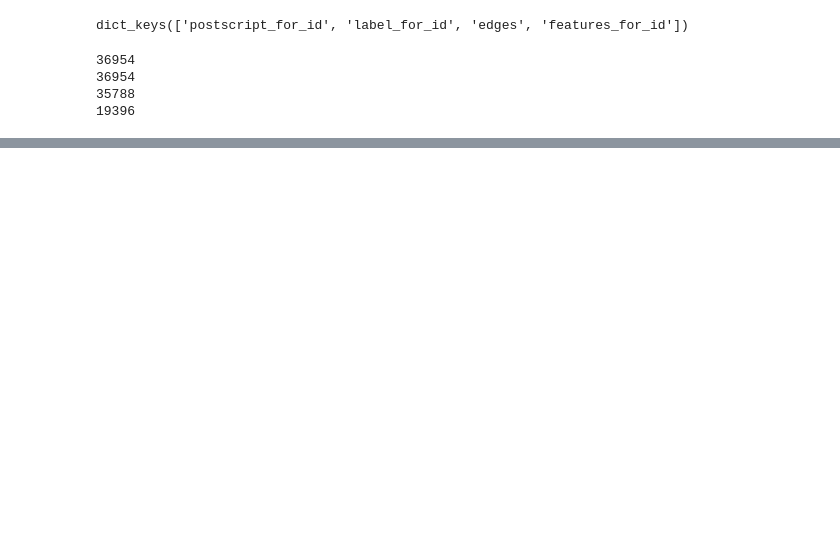
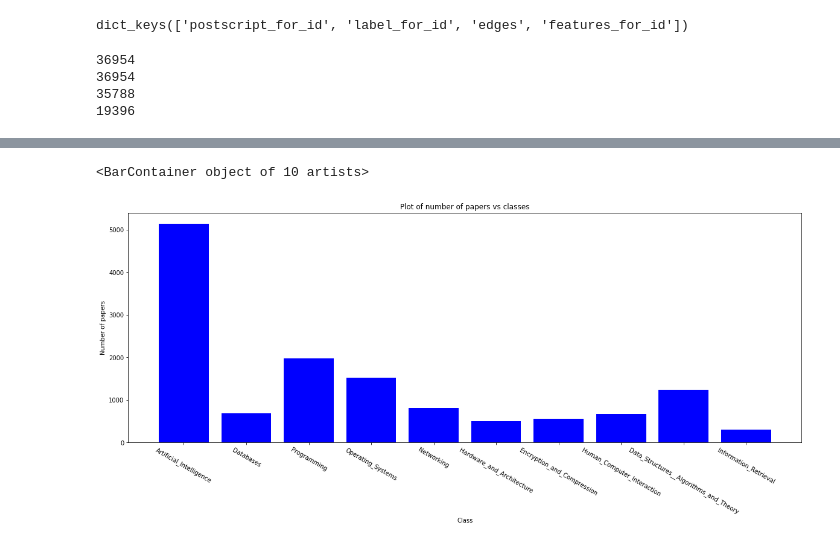
Before and after one commit to shayanfazeli/crfforcora, a Jupyter notebook: labeled_dataset_creator.ipynb, the cells around one changed output, grey strips where cells are left out. Saved outputs shown, nothing was run; the diff lists cells and outputs as text; code cells hidden in the pictures; blank space fills up the shorter version.

```diff
--- a/labeled_dataset_creator.ipynb
+++ b/labeled_dataset_creator.ipynb
@@ -41,0 +82,10 @@ data['features_for_id'] = {i:data['features_for_id'][i] for i in data['features_
+# %%
+cited_pids = set()
+for pid in edges.keys():
+    for cited in edges[pid]:
+        cited_pids.add(pid)
+# %%
+isolated_pids = []
+for pid in dead_end_pids:
+    if pid not in cited_pids:
+        isolated_pids.append(pid)
@@ -41,0 +94,6 @@ data['features_for_id'] = {i:data['features_for_id'][i] for i in data['features_
+# %%
+output_dataset = {}
+output_dataset["label_for_id"] = {i:label_for_id[i] for i in label_for_id.keys() if i not in isolated_pids}
+output_dataset["edges"] = {i:edges[i] for i in edges.keys() if i not in isolated_pids}
+output_dataset["features_for_id"] = {i:features_for_id[i] for i in features_for_id.keys() if i not in isolated_pids}
+output_dataset["postscript_for_id"] = {i:postscript_for_id[i] for i in postscript_for_id.keys() if i not in isolated_pids}
@@ -41,0 +126,16 @@ data['features_for_id'] = {i:data['features_for_id'][i] for i in data['features_
+# %%
+classes_count = {}
+for pid in output_dataset['label_for_id']:
+    if output_dataset['label_for_id'][pid] not in classes_count:
+        classes_count[output_dataset['label_for_id'][pid]] = 0
+    classes_count[output_dataset['label_for_id'][pid]] += 1
+# %%
+plt.figure(figsize=(20,7))
+plt.xticks(rotation=-30)
+plt.title("Plot of number of papers vs classes")
+plt.xlabel("Class")
+plt.ylabel("Number of papers")
+plt.bar(classes_count.keys(), classes_count.values(), width=0.8, color='b')
+# %% [output]
+<BarContainer object of 10 artists>
+[figure, added]
```
Also changed, not shown: parts of 32 cells of this notebook, 1 other file.
